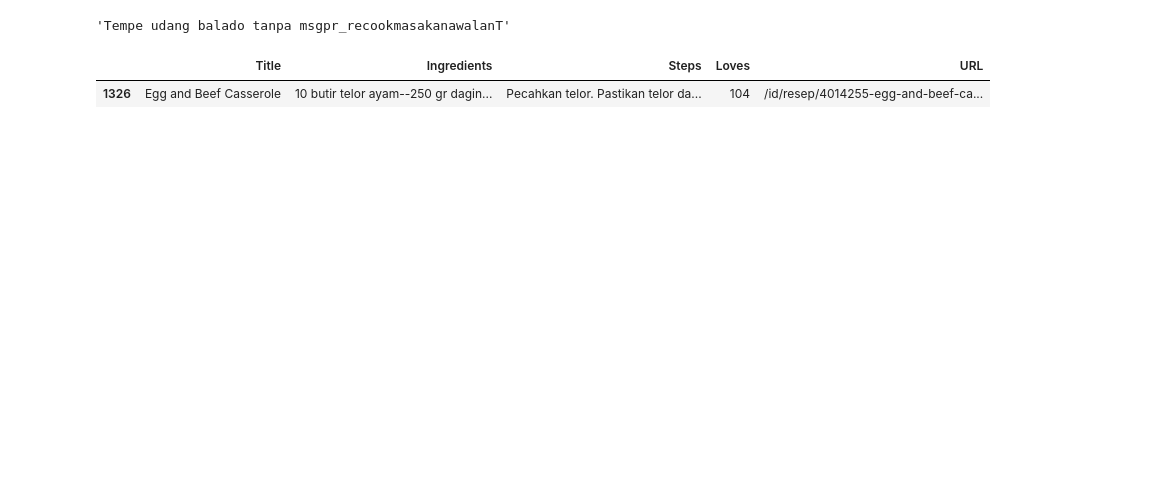
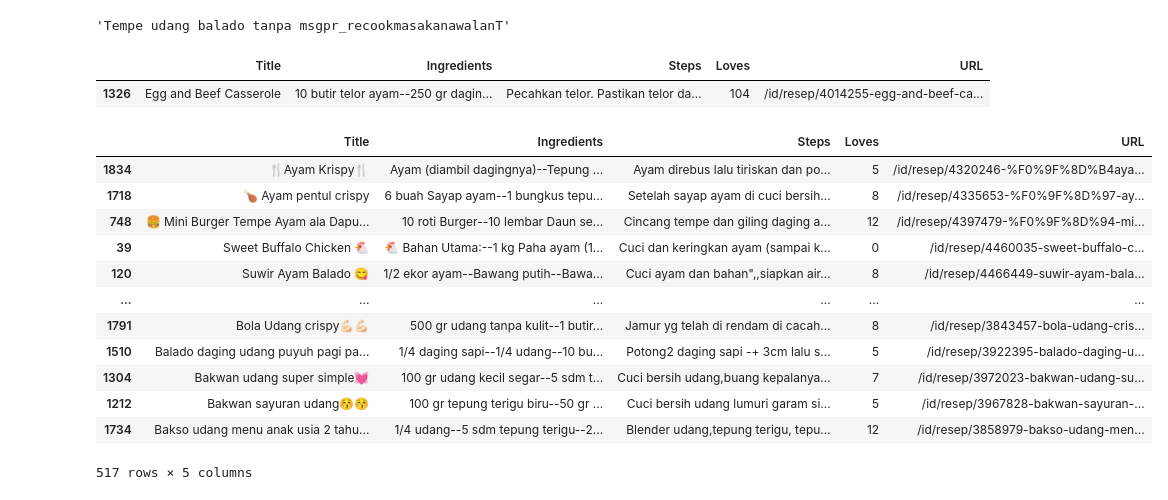
Before and after one commit to ishala/data-mining, a Jupyter notebook: analysis.ipynb, the cells around one changed output. Drawn from its saved outputs; the diff is of its cells as text; code cells hidden in the pictures; blank space fills up the shorter version.

Commit message:
add: data cleaning on title until plus

```diff
--- a/analysis.ipynb
+++ b/analysis.ipynb
@@ -565,3 +565,31 @@ allDf[allDf['Title'] == 'Egg and Beef Casserole']
 # %% [output]
 |  | Title | Ingredients | Steps | Loves | URL |
 | 1326 | Egg and Beef Casserole | 10 butir telor ayam--250 gr dagin... | Pecahkan telor. Pastikan telor da... | 104 | /id/resep/4014255-egg-and-beef-ca... |
+# %%
+# Ambil contoh dengan emote
+# Pola regex untuk mencocokkan emoji
+emoji_pattern = re.compile("[\U0001F300-\U0001F6FF]", flags=re.UNICODE)
+
+# Fungsi untuk memeriksa apakah nilai mengandung emoji
+def contains_emoji(text):
+    return bool(re.search(emoji_pattern, text))
+
+# Menampilkan baris DataFrame yang mengandung emoji
+emoji_rows = allDf[allDf['Title'].apply(contains_emoji)]
+
+# Menampilkan data yang mengandung emoji
+emoji_rows
+# %% [output]
+|  | Title | Ingredients | Steps | Loves | URL |
+| 1834 | 🍴Ayam Krispy🍴 | Ayam (diambil dagingnya)--Tepung ... | Ayam direbus lalu tiriskan dan po... | 5 | /id/resep/4320246-%F0%9F%8D%B4aya... |
+| 1718 | 🍗 Ayam pentul crispy | 6 buah Sayap ayam--1 bungkus tepu... | Setelah sayap ayam di cuci bersih... | 8 | /id/resep/4335653-%F0%9F%8D%97-ay... |
+| 748 | 🍔 Mini Burger Tempe Ayam ala Dapu... | 10 roti Burger--10 lembar Daun se... | Cincang tempe dan giling daging a... | 12 | /id/resep/4397479-%F0%9F%8D%94-mi... |
+| 39 | Sweet Buffalo Chicken 🐔 | 🐔 Bahan Utama:--1 kg Paha ayam (1... | Cuci dan keringkan ayam (sampai k... | 0 | /id/resep/4460035-sweet-buffalo-c... |
+| 120 | Suwir Ayam Balado 😋 | 1/2 ekor ayam--Bawang putih--Bawa... | Cuci ayam dan bahan",,siapkan air... | 8 | /id/resep/4466449-suwir-ayam-bala... |
+| ... | ... | ... | ... | ... | ... |
+| 1791 | Bola Udang crispy💪🏻💪🏻 | 500 gr udang tanpa kulit--1 butir... | Jamur yg telah di rendam di cacah... | 8 | /id/resep/3843457-bola-udang-cris... |
+| 1510 | Balado daging udang puyuh pagi pa... | 1/4 daging sapi--1/4 udang--10 bu... | Potong2 daging sapi -+ 3cm lalu s... | 5 | /id/resep/3922395-balado-daging-u... |
+| 1304 | Bakwan udang super simple💓 | 100 gr udang kecil segar--5 sdm t... | Cuci bersih udang,buang kepalanya... | 7 | /id/resep/3972023-bakwan-udang-su... |
+| 1212 | Bakwan sayuran udang😚😚 | 100 gr tepung terigu biru--50 gr ... | Cuci bersih udang lumuri garam si... | 5 | /id/resep/3967828-bakwan-sayuran-... |
+| 1734 | Bakso udang menu anak usia 2 tahu... | 1/4 udang--5 sdm tepung terigu--2... | Blender udang,tepung terigu, tepu... | 12 | /id/resep/3858979-bakso-udang-men... |
+517 rows × 5 columns
```
Also changed, not shown: parts of 8 cells of this notebook.
